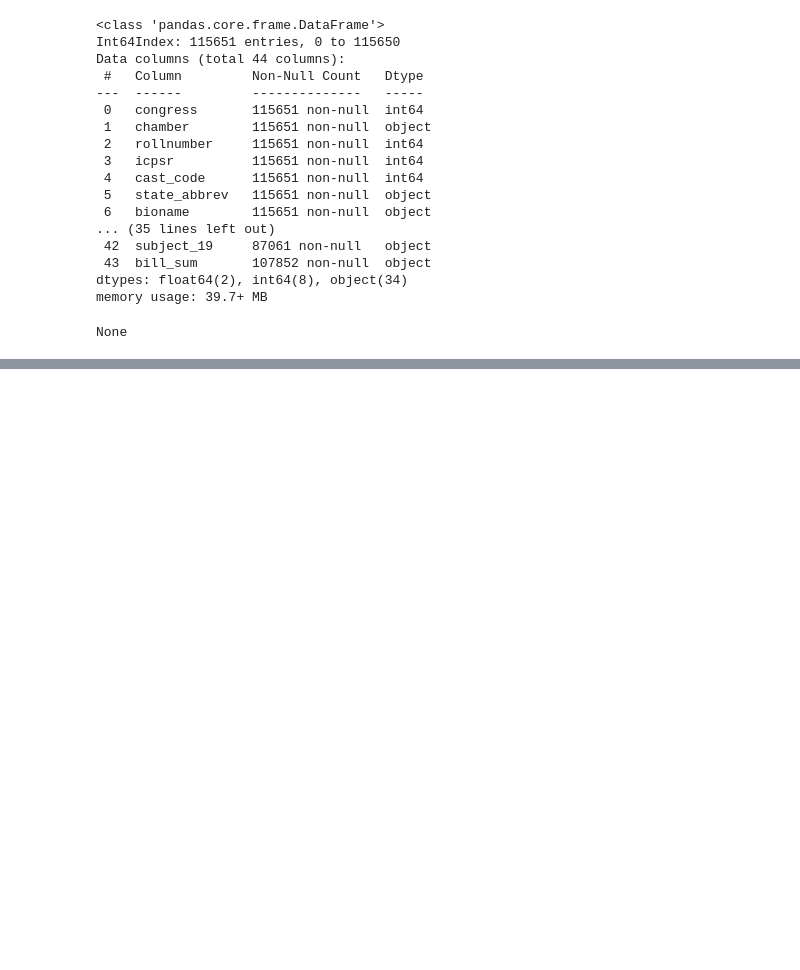
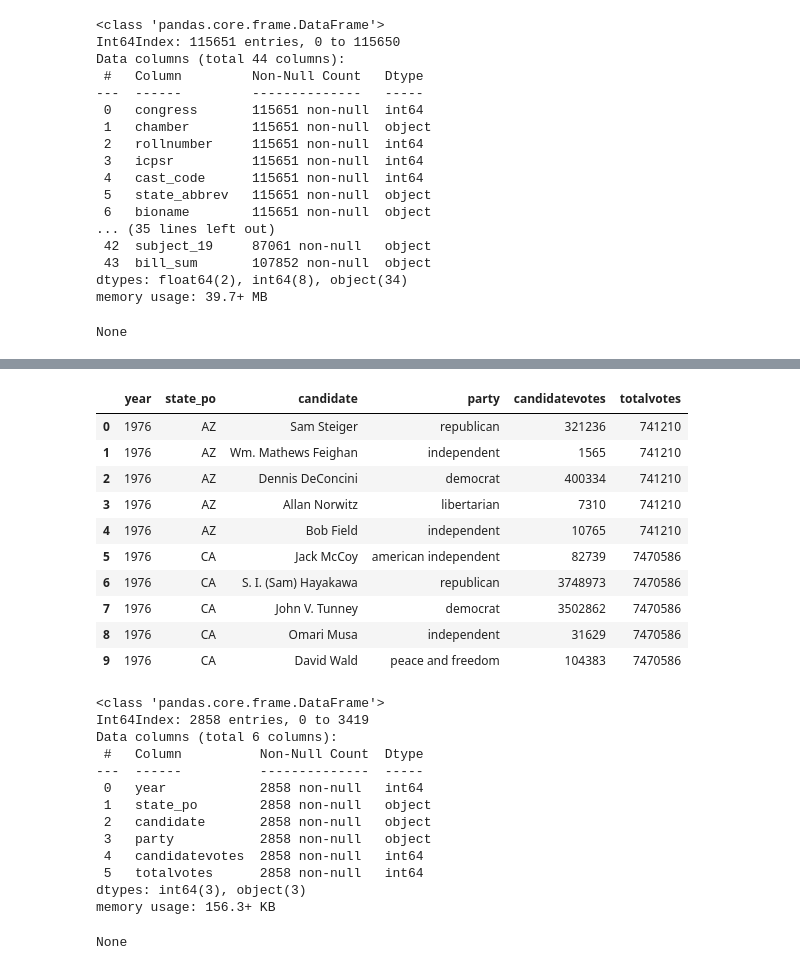
Before and after one commit to zapatos24/senator_nlp_vote_prediction, a Jupyter notebook: df_construction_and_EDA.ipynb, the cells around one changed output, grey strips where cells are left out. Cells and saved outputs as stored; diff of their text form; code cells hidden in the pictures; blank space fills up the shorter version.

```diff
--- a/df_construction_and_EDA.ipynb
+++ b/df_construction_and_EDA.ipynb
@@ -637 +765,35 @@ memory usage: 57.4+ MB
 None
+# %%
+cols_to_use = ['year', 'state_po', 'candidate', 'party', 'candidatevotes', 'totalvotes']
+election_df = pd.read_csv('1976-2018-senate.csv', engine='python', usecols=cols_to_use)
+
+election_df.dropna(inplace=True)
+
+display(election_df.head(10))
+display(election_df.info())
+# %% [output]
+|  | year | state_po | candidate | party | candidatevotes | totalvotes |
+| 0 | 1976 | AZ | Sam Steiger | republican | 321236 | 741210 |
+| 1 | 1976 | AZ | Wm. Mathews Feighan | independent | 1565 | 741210 |
+| 2 | 1976 | AZ | Dennis DeConcini | democrat | 400334 | 741210 |
+| 3 | 1976 | AZ | Allan Norwitz | libertarian | 7310 | 741210 |
+| 4 | 1976 | AZ | Bob Field | independent | 10765 | 741210 |
+| 5 | 1976 | CA | Jack McCoy | american independent | 82739 | 7470586 |
+| 6 | 1976 | CA | S. I. (Sam) Hayakawa | republican | 3748973 | 7470586 |
+| 7 | 1976 | CA | John V. Tunney | democrat | 3502862 | 7470586 |
+| 8 | 1976 | CA | Omari Musa | independent | 31629 | 7470586 |
+| 9 | 1976 | CA | David Wald | peace and freedom | 104383 | 7470586 |
+<class 'pandas.core.frame.DataFrame'>
+Int64Index: 2858 entries, 0 to 3419
+Data columns (total 6 columns):
+ #   Column          Non-Null Count  Dtype
+---  ------          --------------  -----
+ 0   year            2858 non-null   int64
+ 1   state_po        2858 non-null   object
+ 2   candidate       2858 non-null   object
+ 3   party           2858 non-null   object
+ 4   candidatevotes  2858 non-null   int64
+ 5   totalvotes      2858 non-null   int64
+dtypes: int64(3), object(3)
+memory usage: 156.3+ KB
+None
```
Also changed, not shown: parts of 21 cells of this notebook.
